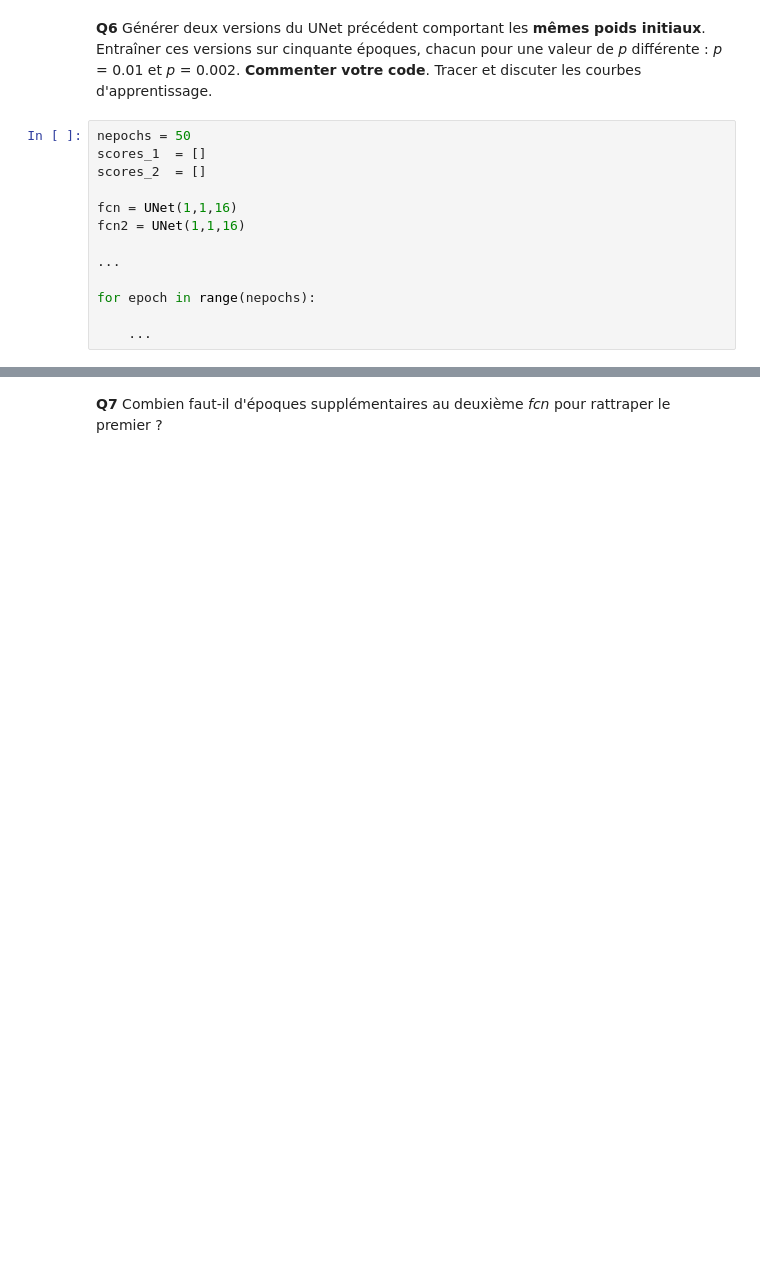
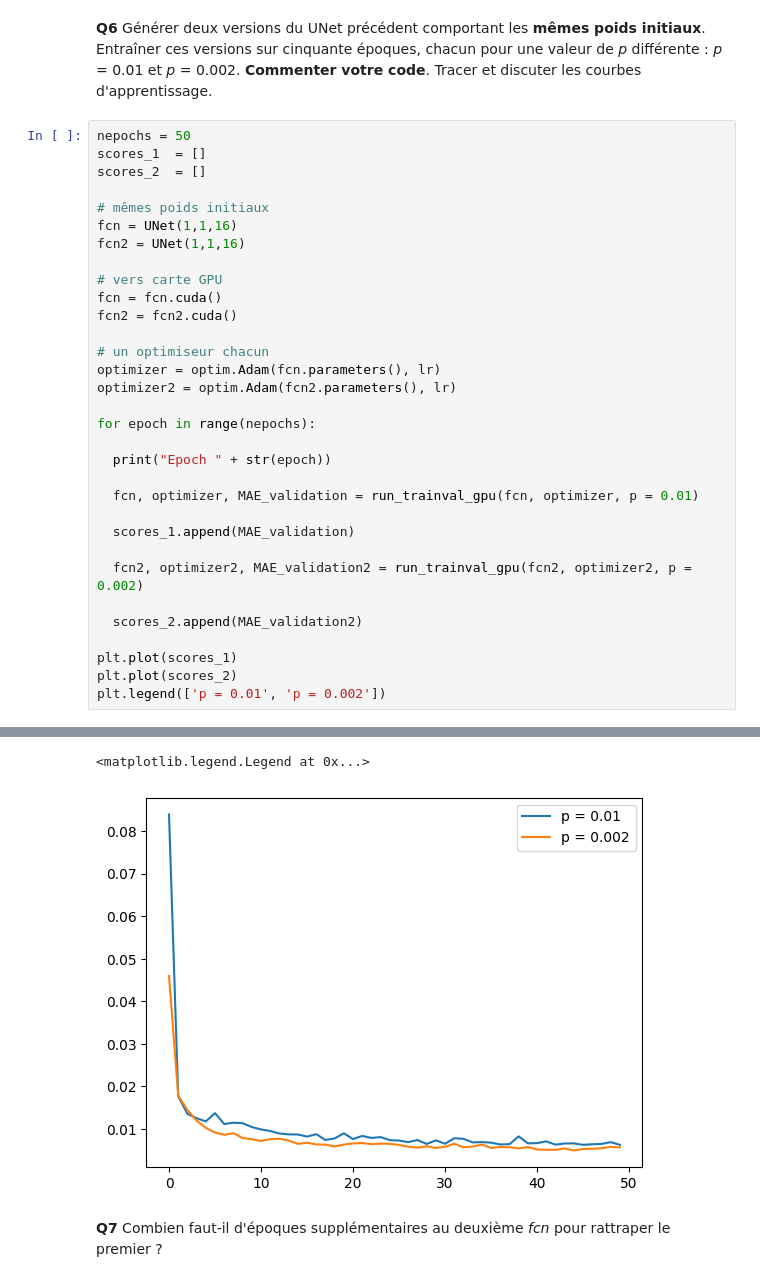
Before and after one commit to jramassa/ml-student, a Jupyter notebook: BE_session1_probleme1.ipynb, the cells around one changed output, grey strips where cells are left out. Saved outputs shown, nothing was run; the diff lists cells and outputs as text; blank space fills up the shorter version.

```diff
--- a/BE_session1_probleme1.ipynb
+++ b/BE_session1_probleme1.ipynb
@@ -324,16 +342,36 @@ fcn, optimizer, MAE_validation = run_trainval_gpu(fcn, optimizer, p = 0.002)
 # %% [markdown]
 **Q6** Générer deux versions du UNet précédent comportant les **mêmes poids initiaux**. Entraîner ces versions sur cinquante époques, chacun pour une valeur de *p* différente : *p* = 0.01 et *p* = 0.002.
 **Commenter votre code**. Tracer et discuter les courbes d'apprentissage.
-# %%
-nepochs = 50
-scores_1  = []
-scores_2  = []
-
-fcn = UNet(1,1,16)
-fcn2 = UNet(1,1,16)
-
-...
-
-for epoch in range(nepochs):
-
-    ...
+# %%
+nepochs = 50
+scores_1  = []
+scores_2  = []
+
+# mêmes poids initiaux
+fcn = UNet(1,1,16)
+fcn2 = UNet(1,1,16)
+
+# vers carte GPU
+fcn = fcn.cuda()
+fcn2 = fcn2.cuda()
+
+# un optimiseur chacun
+optimizer = optim.Adam(fcn.parameters(), lr)
+optimizer2 = optim.Adam(fcn2.parameters(), lr)
+
+for epoch in range(nepochs):
+
+  print("Epoch " + str(epoch))
+
+  fcn, optimizer, MAE_validation = run_trainval_gpu(fcn, optimizer, p = 0.01)
+
+  scores_1.append(MAE_validation)
+
+  fcn2, optimizer2, MAE_validation2 = run_trainval_gpu(fcn2, optimizer2, p = 0.002)
+
+  scores_2.append(MAE_validation2)
+
+plt.plot(scores_1)
+plt.plot(scores_2)
+plt.legend(['p = 0.01', 'p = 0.002'])
+# %% [output]
@@ -340,2 +395,4 @@ for epoch in range(nepochs):
+<matplotlib.legend.Legend at 0x...>
+[figure, added]
 # %% [markdown]
 **Q7** Combien faut-il d'époques supplémentaires au deuxième *fcn* pour rattraper le premier ?
```
Also changed, not shown: parts of 18 cells of this notebook.
